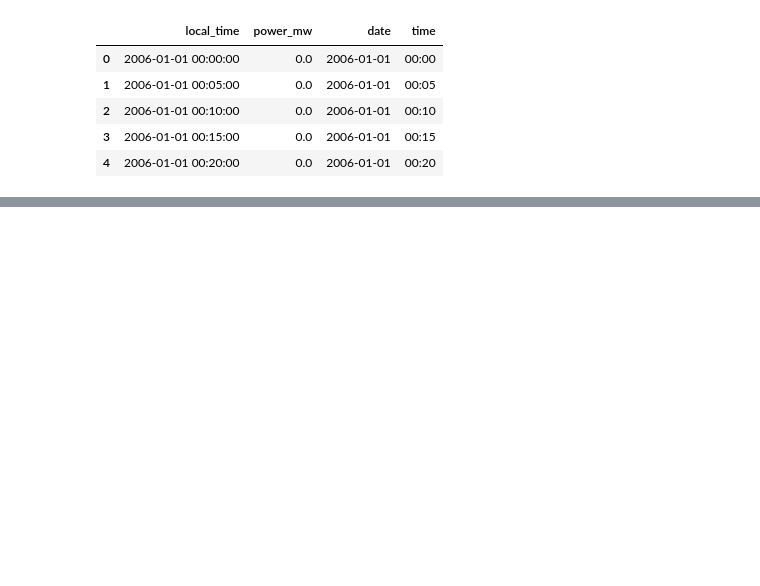
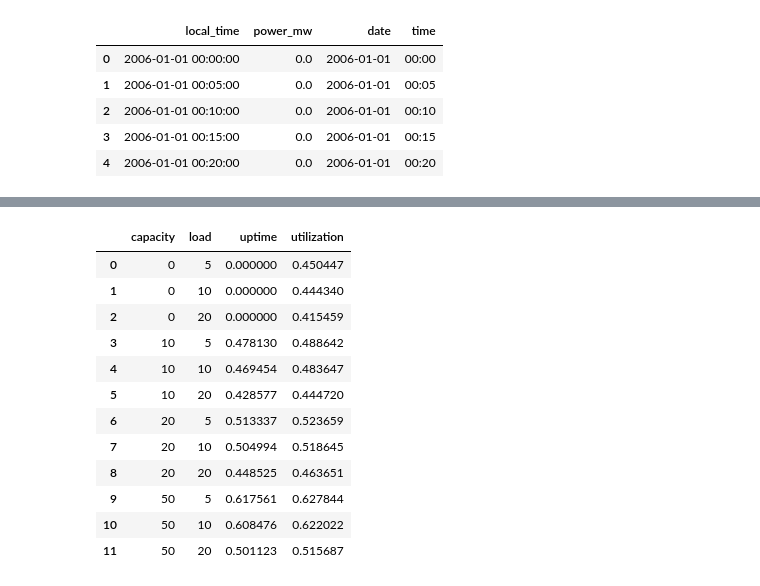
Before and after one commit to alecchendev/solar, a Jupyter notebook: solar_modeling.ipynb, the cells around one changed output, grey strips where cells are left out. Drawn from its saved outputs; the diff is of its cells as text; code cells hidden in the pictures; blank space fills up the shorter version.

```diff
--- a/solar_modeling.ipynb
+++ b/solar_modeling.ipynb
@@ -519,0 +650,9 @@ print(f"{mean_util:.2f}%")
+# %%
+%%time
+caps = np.array([0, 10, 20, 50])
+loads = np.array([5, 10, 20])
+# sol = np.random.rand(8760) * 15  # 8760 hours of random solar data
+sol = df["power_mw"]
+result = uptime_with_battery(caps, loads, sol)
+result
+# %% [output]
@@ -519,0 +661,13 @@ print(f"{mean_util:.2f}%")
+|  | capacity | load | uptime | utilization |
+| 0 | 0 | 5 | 0.000000 | 0.450447 |
+| 1 | 0 | 10 | 0.000000 | 0.444340 |
+| 2 | 0 | 20 | 0.000000 | 0.415459 |
+| 3 | 10 | 5 | 0.478130 | 0.488642 |
+| 4 | 10 | 10 | 0.469454 | 0.483647 |
+| 5 | 10 | 20 | 0.428577 | 0.444720 |
+| 6 | 20 | 5 | 0.513337 | 0.523659 |
+| 7 | 20 | 10 | 0.504994 | 0.518645 |
+| 8 | 20 | 20 | 0.448525 | 0.463651 |
+| 9 | 50 | 5 | 0.617561 | 0.627844 |
+| 10 | 50 | 10 | 0.608476 | 0.622022 |
+| 11 | 50 | 20 | 0.501123 | 0.515687 |
```
Also changed, not shown: parts of 11 cells of this notebook.
